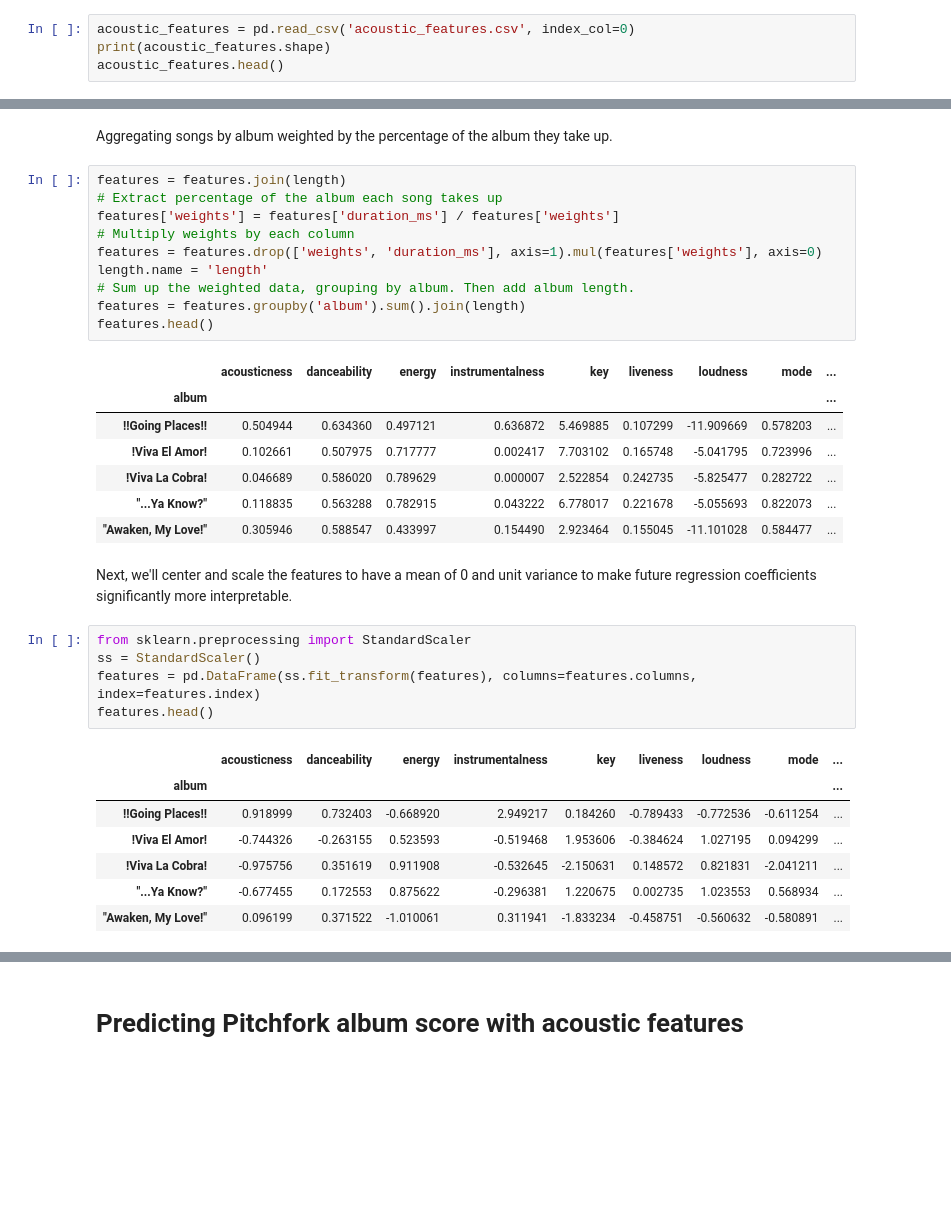
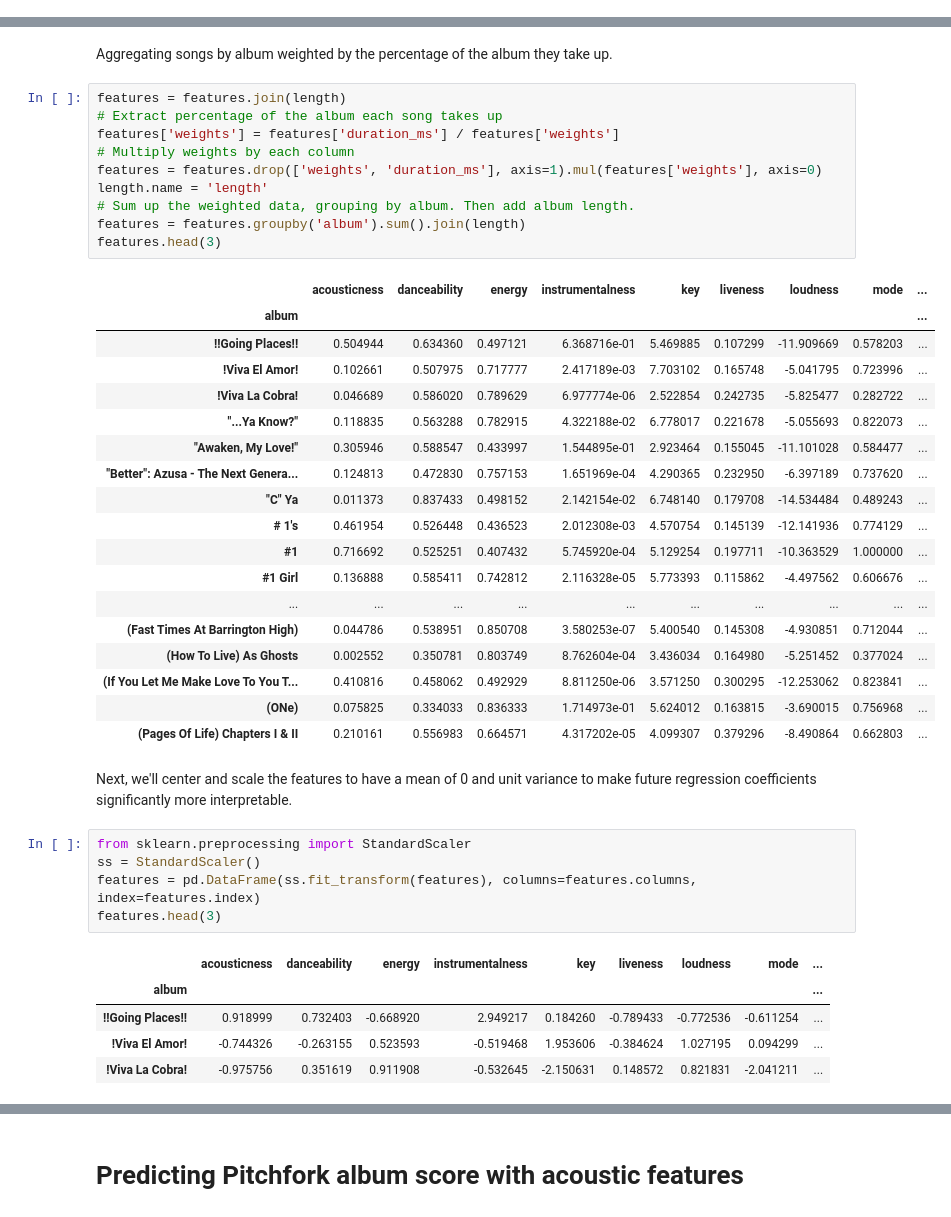
Before and after one commit to shaiyon/Spotify-Analysis, a Jupyter notebook: Exploratory Data Analysis.ipynb, the cells around one changed output, grey strips where cells are left out. Saved outputs shown, nothing was run; the diff lists cells and outputs as text; blank space fills up the shorter version.

```diff
--- a/Exploratory Data Analysis.ipynb
+++ b/Exploratory Data Analysis.ipynb
@@ -44,5 +42 @@ Night Visions                            327
 Name: rank, dtype: int64
-# %%
-acoustic_features = pd.read_csv('acoustic_features.csv', index_col=0)
-print(acoustic_features.shape)
-acoustic_features.head()
@@ -86,36 +73,45 @@ Aggregating songs by album weighted by the percentage of the album they take up.
 # %%
 features = features.join(length)
 # Extract percentage of the album each song takes up
 features['weights'] = features['duration_ms'] / features['weights']
 # Multiply weights by each column
 features = features.drop(['weights', 'duration_ms'], axis=1).mul(features['weights'], axis=0)
 length.name = 'length'
 # Sum up the weighted data, grouping by album. Then add album length.
 features = features.groupby('album').sum().join(length)
-features.head()
+features.head(3)
 # %% [output]
 |  | acousticness | danceability | energy | instrumentalness | key | liveness | loudness | mode | ... |
 | album |  |  |  |  |  |  |  |  | ... |
-| !!Going Places!! | 0.504944 | 0.634360 | 0.497121 | 0.636872 | 5.469885 | 0.107299 | -11.909669 | 0.578203 | ... |
-| !Viva El Amor! | 0.102661 | 0.507975 | 0.717777 | 0.002417 | 7.703102 | 0.165748 | -5.041795 | 0.723996 | ... |
-| !Viva La Cobra! | 0.046689 | 0.586020 | 0.789629 | 0.000007 | 2.522854 | 0.242735 | -5.825477 | 0.282722 | ... |
-| "...Ya Know?" | 0.118835 | 0.563288 | 0.782915 | 0.043222 | 6.778017 | 0.221678 | -5.055693 | 0.822073 | ... |
-| "Awaken, My Love!" | 0.305946 | 0.588547 | 0.433997 | 0.154490 | 2.923464 | 0.155045 | -11.101028 | 0.584477 | ... |
+| !!Going Places!! | 0.504944 | 0.634360 | 0.497121 | 6.368716e-01 | 5.469885 | 0.107299 | -11.909669 | 0.578203 | ... |
+| !Viva El Amor! | 0.102661 | 0.507975 | 0.717777 | 2.417189e-03 | 7.703102 | 0.165748 | -5.041795 | 0.723996 | ... |
+| !Viva La Cobra! | 0.046689 | 0.586020 | 0.789629 | 6.977774e-06 | 2.522854 | 0.242735 | -5.825477 | 0.282722 | ... |
+| "...Ya Know?" | 0.118835 | 0.563288 | 0.782915 | 4.322188e-02 | 6.778017 | 0.221678 | -5.055693 | 0.822073 | ... |
+| "Awaken, My Love!" | 0.305946 | 0.588547 | 0.433997 | 1.544895e-01 | 2.923464 | 0.155045 | -11.101028 | 0.584477 | ... |
+| "Better": Azusa - The Next Genera... | 0.124813 | 0.472830 | 0.757153 | 1.651969e-04 | 4.290365 | 0.232950 | -6.397189 | 0.737620 | ... |
+| "C" Ya | 0.011373 | 0.837433 | 0.498152 | 2.142154e-02 | 6.748140 | 0.179708 | -14.534484 | 0.489243 | ... |
+| # 1's | 0.461954 | 0.526448 | 0.436523 | 2.012308e-03 | 4.570754 | 0.145139 | -12.141936 | 0.774129 | ... |
+| #1 | 0.716692 | 0.525251 | 0.407432 | 5.745920e-04 | 5.129254 | 0.197711 | -10.363529 | 1.000000 | ... |
+| #1 Girl | 0.136888 | 0.585411 | 0.742812 | 2.116328e-05 | 5.773393 | 0.115862 | -4.497562 | 0.606676 | ... |
+| ... | ... | ... | ... | ... | ... | ... | ... | ... | ... |
+| (Fast Times At Barrington High) | 0.044786 | 0.538951 | 0.850708 | 3.580253e-07 | 5.400540 | 0.145308 | -4.930851 | 0.712044 | ... |
+| (How To Live) As Ghosts | 0.002552 | 0.350781 | 0.803749 | 8.762604e-04 | 3.436034 | 0.164980 | -5.251452 | 0.377024 | ... |
+| (If You Let Me Make Love To You T... | 0.410816 | 0.458062 | 0.492929 | 8.811250e-06 | 3.571250 | 0.300295 | -12.253062 | 0.823841 | ... |
+| (ONe) | 0.075825 | 0.334033 | 0.836333 | 1.714973e-01 | 5.624012 | 0.163815 | -3.690015 | 0.756968 | ... |
+| (Pages Of Life) Chapters I & II | 0.210161 | 0.556983 | 0.664571 | 4.317202e-05 | 4.099307 | 0.379296 | -8.490864 | 0.662803 | ... |
 # %% [markdown]
 Next, we'll center and scale the features to have a mean of 0 and unit variance to make future regression coefficients significantly more interpretable.
 # %%
 from sklearn.preprocessing import StandardScaler
 ss = StandardScaler()
 features = pd.DataFrame(ss.fit_transform(features), columns=features.columns, index=features.index)
-features.head()
+features.head(3)
 # %% [output]
 |  | acousticness | danceability | energy | instrumentalness | key | liveness | loudness | mode | ... |
 | album |  |  |  |  |  |  |  |  | ... |
 | !!Going Places!! | 0.918999 | 0.732403 | -0.668920 | 2.949217 | 0.184260 | -0.789433 | -0.772536 | -0.611254 | ... |
 | !Viva El Amor! | -0.744326 | -0.263155 | 0.523593 | -0.519468 | 1.953606 | -0.384624 | 1.027195 | 0.094299 | ... |
 | !Viva La Cobra! | -0.975756 | 0.351619 | 0.911908 | -0.532645 | -2.150631 | 0.148572 | 0.821831 | -2.041211 | ... |
-| "...Ya Know?" | -0.677455 | 0.172553 | 0.875622 | -0.296381 | 1.220675 | 0.002735 | 1.023553 | 0.568934 | ... |
-| "Awaken, My Love!" | 0.096199 | 0.371522 | -1.010061 | 0.311941 | -1.833234 | -0.458751 | -0.560632 | -0.580891 | ... |
 # %%
 reviews = pd.read_csv('reviews.csv').drop(['index','id','role'], axis=1)
 reviews.set_index('album', inplace=True)
```
Also changed, not shown: parts of 9 cells of this notebook.
